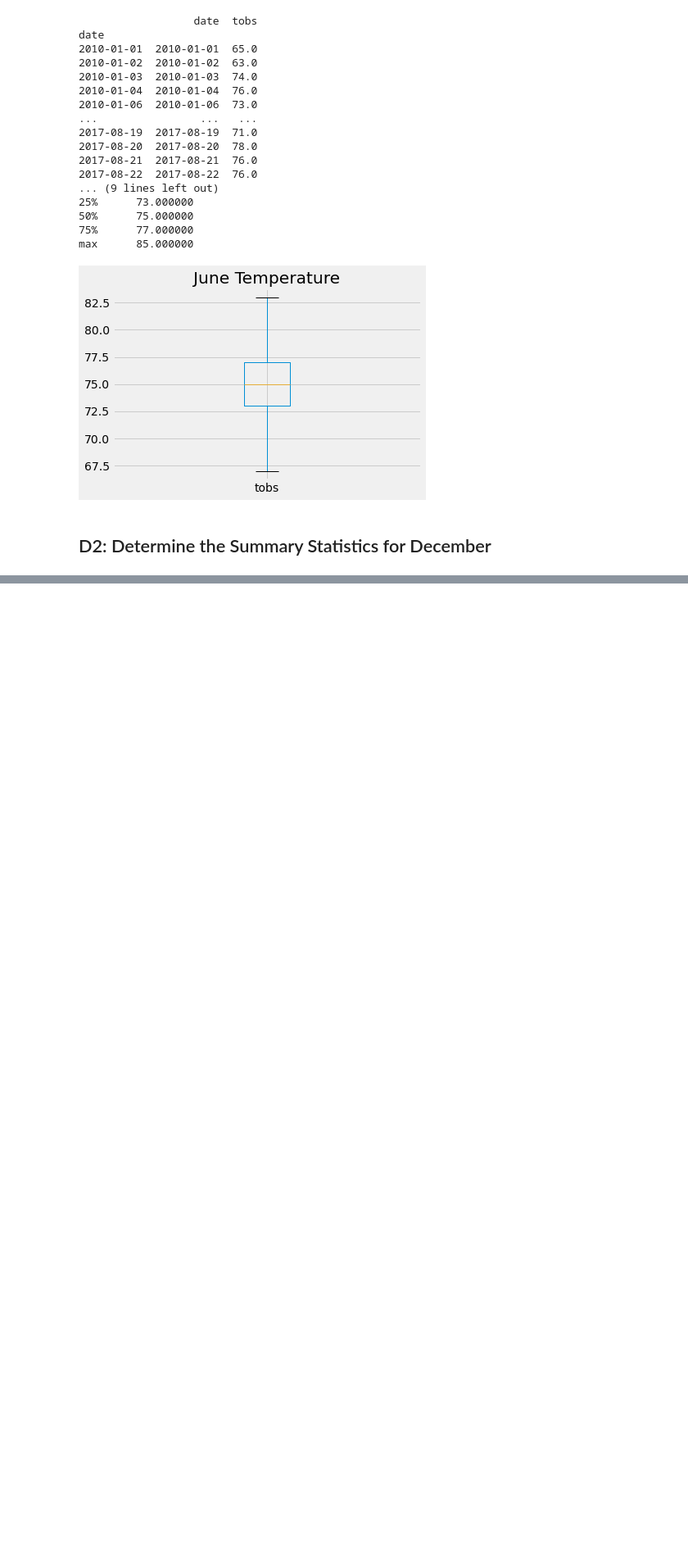
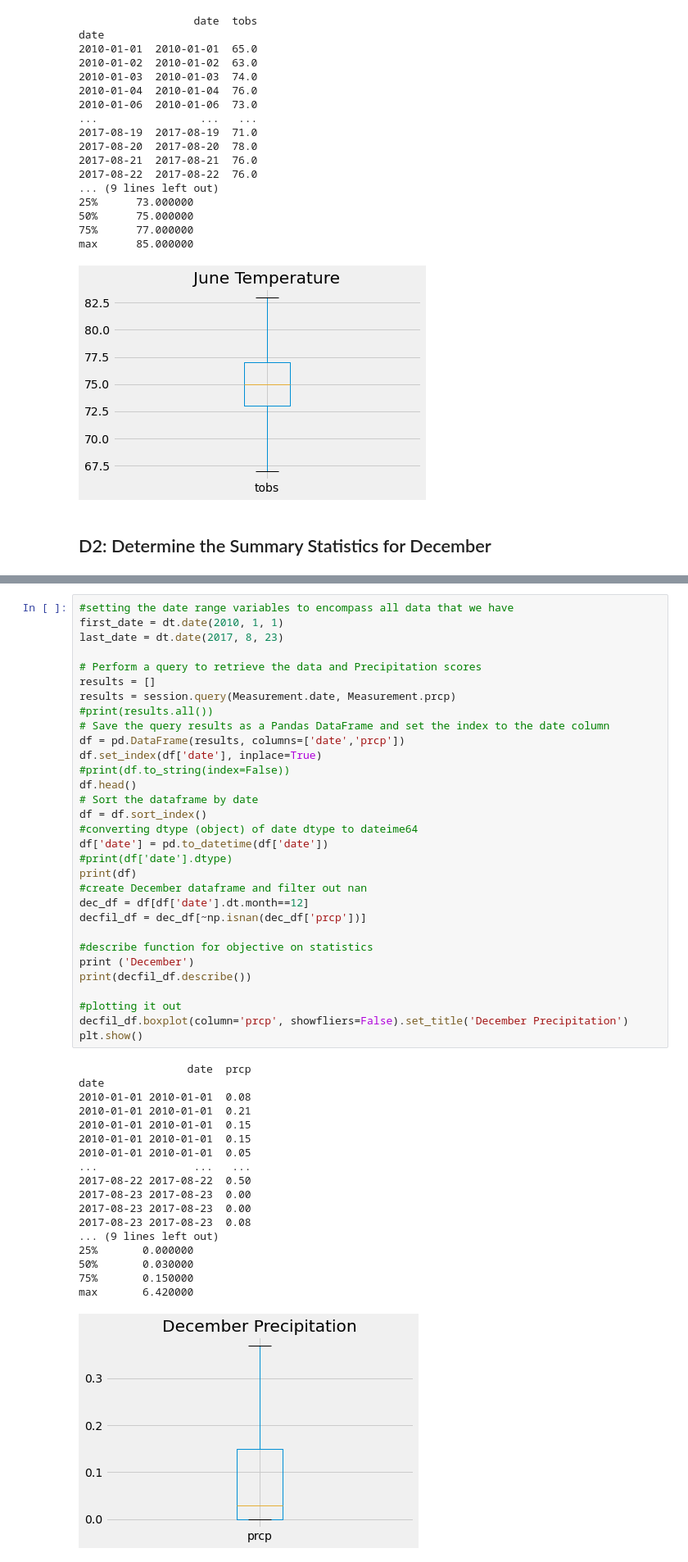
Before and after one commit to pampers6988/Surfs-up, a Jupyter notebook: SurfsUp_Challenge_0627.ipynb, the cells around one changed output, grey strips where cells are left out. Shown at 82% size. Saved outputs shown, nothing was run; the diff lists cells and outputs as text; blank space fills up the shorter version.

```diff
--- a/SurfsUp_Challenge_0627.ipynb
+++ b/SurfsUp_Challenge_0627.ipynb
@@ -252,3 +239,53 @@ date
 75%      72.000000
 max      83.000000
 [figure]
+# %%
+#setting the date range variables to encompass all data that we have
+first_date = dt.date(2010, 1, 1)
+last_date = dt.date(2017, 8, 23)
+
+# Perform a query to retrieve the data and Precipitation scores
+results = []
+results = session.query(Measurement.date, Measurement.prcp)
+#print(results.all())
+# Save the query results as a Pandas DataFrame and set the index to the date column
+df = pd.DataFrame(results, columns=['date','prcp'])
+df.set_index(df['date'], inplace=True)
+#print(df.to_string(index=False))
+df.head()
+# Sort the dataframe by date
+df = df.sort_index()
+#converting dtype (object) of date dtype to dateime64
+df['date'] = pd.to_datetime(df['date'])
+#print(df['date'].dtype)
+print(df)
+#create December dataframe and filter out nan
+dec_df = df[df['date'].dt.month==12]
+decfil_df = dec_df[~np.isnan(dec_df['prcp'])]
+
+#describe function for objective on statistics
+print ('December')
+print(decfil_df.describe())
+
+#plotting it out
+decfil_df.boxplot(column='prcp', showfliers=False).set_title('December Precipitation')
+plt.show()
+# %% [output]
+                 date  prcp
+date
+2010-01-01 2010-01-01  0.08
+2010-01-01 2010-01-01  0.21
+2010-01-01 2010-01-01  0.15
+2010-01-01 2010-01-01  0.15
+2010-01-01 2010-01-01  0.05
+...               ...   ...
+2017-08-22 2017-08-22  0.50
+2017-08-23 2017-08-23  0.00
+2017-08-23 2017-08-23  0.00
+2017-08-23 2017-08-23  0.08
+... (9 lines left out)
+25%       0.000000
+50%       0.030000
+75%       0.150000
+max       6.420000
+[figure, added]
```
Also changed, not shown: parts of 5 cells of this notebook.
